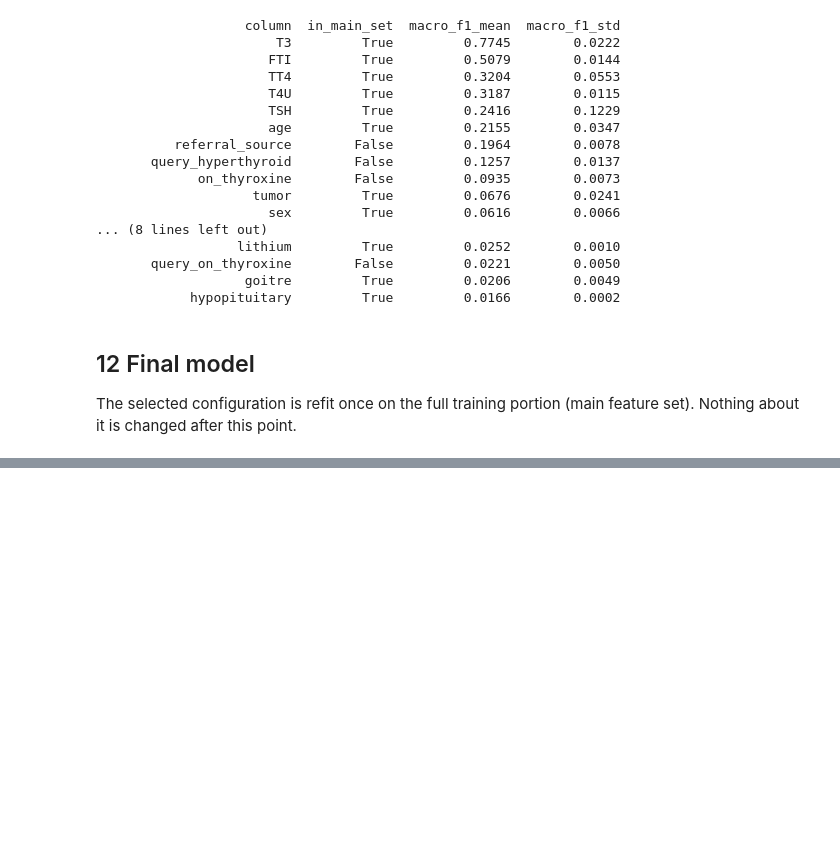
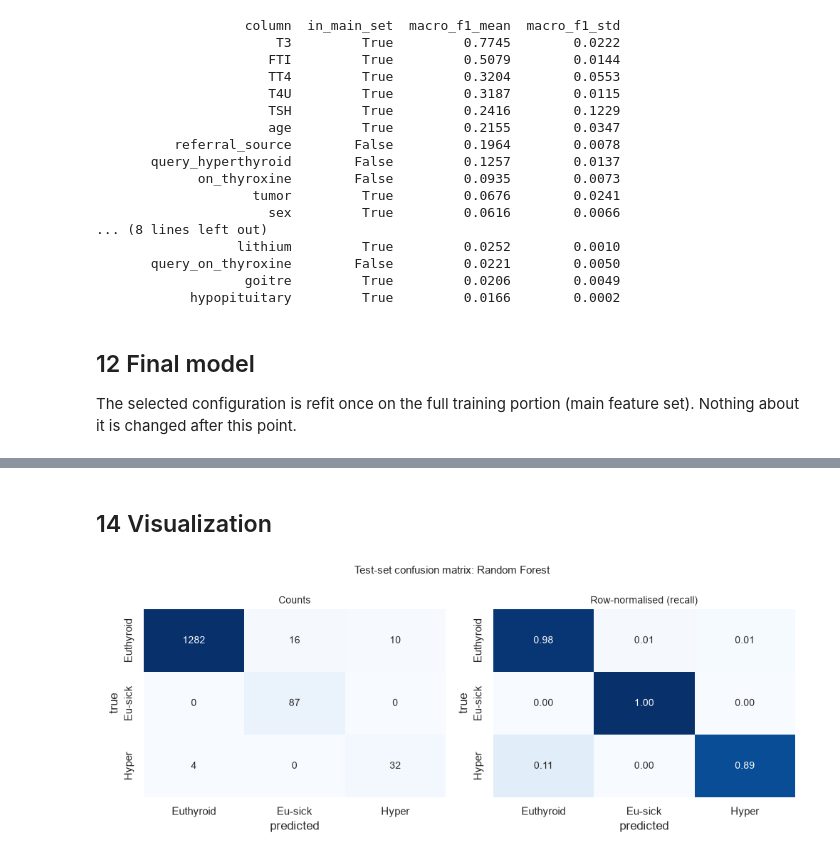
Before and after one commit to obstinix/ThyroML, a Jupyter notebook: ThyroML.ipynb, the cells around one changed output, grey strips where cells are left out. Cells and saved outputs as stored; diff of their text form; code cells hidden in the pictures; blank space fills up the shorter version.

```diff
--- a/ThyroML.ipynb
+++ b/ThyroML.ipynb
@@ -1024,0 +1080,24 @@ Pipeline(steps=[('prep',
+# %%
+p, r, f, s = precision_recall_fscore_support(y_test, y_pred, labels=CLASS_ORDER, zero_division=0)
+auc_per_class = [roc_auc_score(y_test == c, proba[:, i]) for i, c in enumerate(CLASS_ORDER)]
+ap_per_class = [average_precision_score(y_test == c, proba[:, i]) for i, c in enumerate(CLASS_ORDER)]
+# Exact (Clopper-Pearson) 95% interval for each class recall: informative even when recall is 1.0,
+# where the bootstrap percentile interval collapses to a single point.
+recall_ci = [scipy.stats.binomtest(int(round(r_i * s_i)), int(s_i)).proportion_ci(confidence_level=0.95, method="exact")
+             for r_i, s_i in zip(r, s)]
+per_class = pd.DataFrame({"precision": p, "recall": r, "recall_ci95_exact_low": [ci.low for ci in recall_ci],
+                          "recall_ci95_exact_high": [ci.high for ci in recall_ci], "f1": f, "support": s,
+                          "roc_auc_ovr": auc_per_class, "average_precision": ap_per_class}, index=CLASS_ORDER)
+per_class.index.name = "derived_class"
+per_class.to_csv(ARTIFACTS / "test_per_class.csv")
+print(per_class.round(4).to_string())
+
+cm = confusion_matrix(y_test, y_pred, labels=CLASS_ORDER)
+cm_raw = pd.DataFrame(cm, index=[f"true {c}" for c in CLASS_ORDER], columns=[f"pred {c}" for c in CLASS_ORDER])
+cm_norm = (cm_raw.div(cm_raw.sum(axis=1), axis=0)).round(3)
+cm_raw.to_csv(ARTIFACTS / "confusion_matrix_raw.csv")
+cm_norm.to_csv(ARTIFACTS / "confusion_matrix_normalized.csv")
+print("\nConfusion matrix (counts):")
+print(cm_raw.to_string())
+print("\nConfusion matrix (row-normalised = recall per true class):")
+print(cm_norm.to_string())
@@ -1024,0 +1122,23 @@ Pipeline(steps=[('prep',
+# %% [markdown]
+## 14 Visualization
+# %%
+def save_show(fig, name):
+    fig.savefig(ARTIFACTS / name, dpi=FIG_DPI)
+    plt.close(fig)
+    display(Image(filename=str(ARTIFACTS / name)))
+
+short = ["Euthyroid", "Eu-sick", "Hyper"]
+fig, axes = plt.subplots(1, 2, figsize=(10, 4))
+sns.heatmap(cm_raw.values, annot=True, fmt="d", cmap="Blues", cbar=False, ax=axes[0],
+            xticklabels=short, yticklabels=short, annot_kws={"size": 10})
+sns.heatmap(cm_norm.values, annot=True, fmt=".2f", cmap="Blues", vmin=0, vmax=1, cbar=False, ax=axes[1],
+            xticklabels=short, yticklabels=short, annot_kws={"size": 10})
+for ax, title in zip(axes, ["Counts", "Row-normalised (recall)"]):
+    ax.set_xlabel("predicted")
+    ax.set_ylabel("true")
+    ax.set_title(title, fontsize=10)
+fig.suptitle(f"Test-set confusion matrix: {FINAL_MODEL_NAME}", fontsize=11)
+fig.tight_layout()
+save_show(fig, "confusion_matrix.png")
+# %% [output]
+[figure, added]
```
Also changed, not shown: parts of 16 cells of this notebook, 13 other files.
